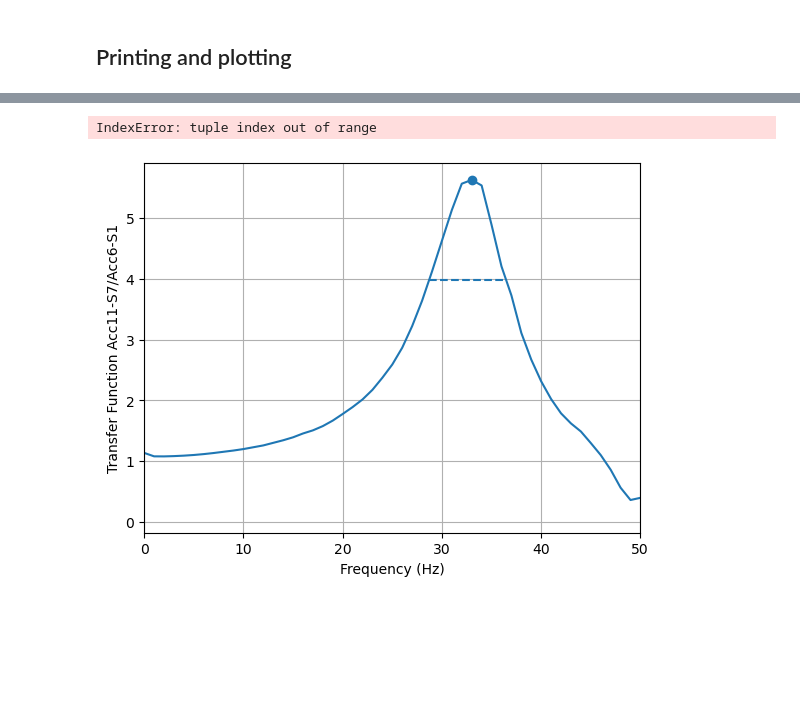
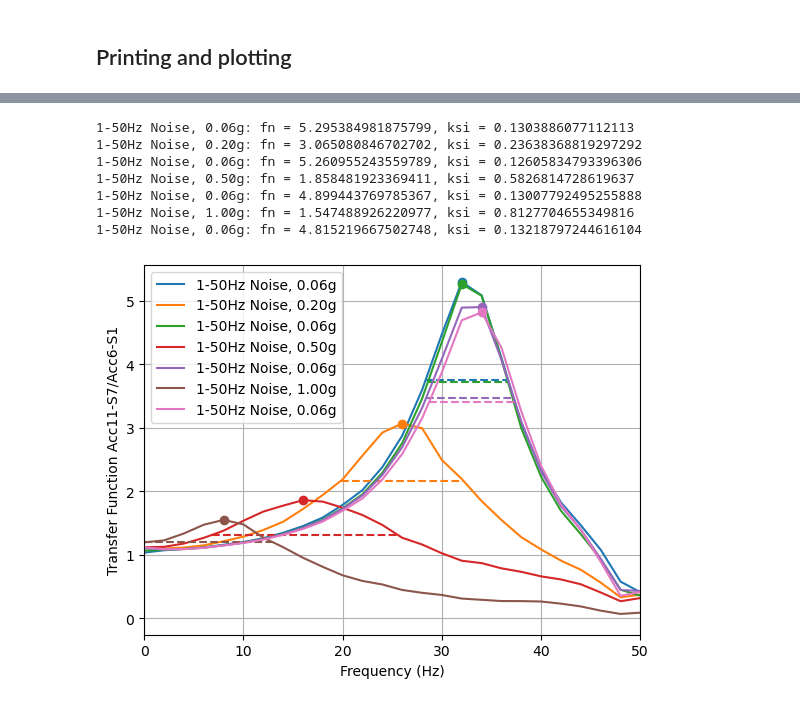
Before and after one commit to dkaramitros/pyDySP, a Jupyter notebook: example_equals.ipynb, the cells around one changed output, grey strips where cells are left out. Saved outputs shown, nothing was run; the diff lists cells and outputs as text; code cells hidden in the pictures; blank space fills up the shorter version.

```diff
--- a/example_equals.ipynb
+++ b/example_equals.ipynb
@@ -115,7 +115,7 @@ for i,i_test in enumerate(test):
     i_test.set_test_info(name=test_names[i])
     i_test.set_channel_info(names=channel_names, descriptions=channel_descriptions, units=units, calibrations=calibrations)
     i_test.baseline()
-    i_test.filter()
+    #i_test.filter()
     i_test.trim()
 # %% [markdown]
 ## Printing and plotting
@@ -136,11 +137,17 @@ ax = test[1].plot(channels=[13,11,9,8], columns=1, plot_type="Timehistory") #sam
 # %%
 fix,ax = plt.subplots()
 for i in range(7):
-    a=test[i].transfer(channel_from=8, channel_to=13, axis=ax, find_peak=True, find_damping=True, nperseg=512)
+    a=test[i].transfer(channel_from=8, channel_to=13, axis=ax, find_peak=True, find_damping=True, nperseg=256)
     print(f"{test[i].name}: fn = {a[2][1]}, ksi = {a[3]}")
 a=ax.legend()
 # %% [output]
-IndexError: tuple index out of range
+1-50Hz Noise, 0.06g: fn = 5.295384981875799, ksi = 0.1303886077112113
+1-50Hz Noise, 0.20g: fn = 3.065080846702702, ksi = 0.23638368819297292
+1-50Hz Noise, 0.06g: fn = 5.260955243559789, ksi = 0.12605834793396306
+1-50Hz Noise, 0.50g: fn = 1.858481923369411, ksi = 0.5826814728619637
+1-50Hz Noise, 0.06g: fn = 4.899443769785367, ksi = 0.13007792495255888
+1-50Hz Noise, 1.00g: fn = 1.547488926220977, ksi = 0.8127704655349816
+1-50Hz Noise, 0.06g: fn = 4.815219667502748, ksi = 0.13218797244616104
-[figure, old version]
+[figure, new version]
 # %%
 for i in range(7):
```
Also changed, not shown: parts of 4 cells of this notebook, 1 other file.
